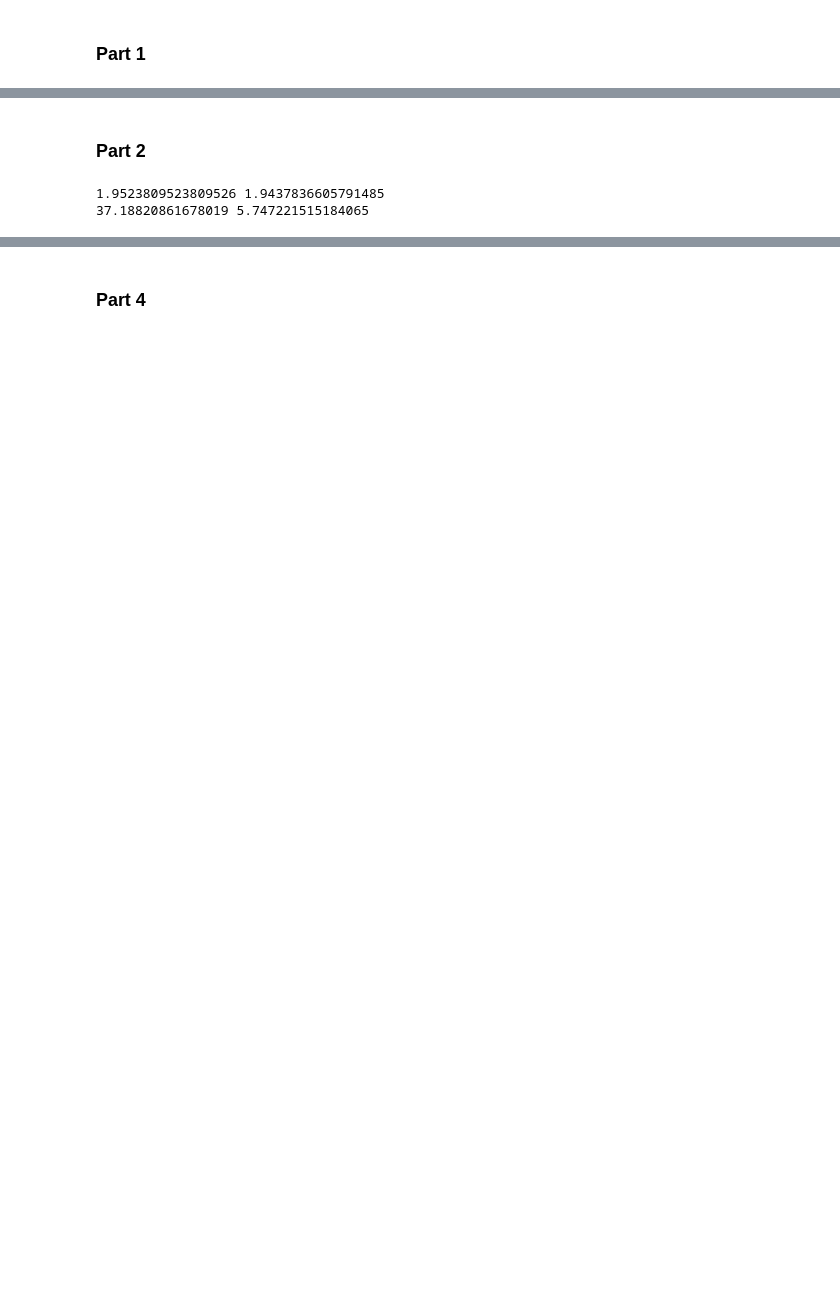
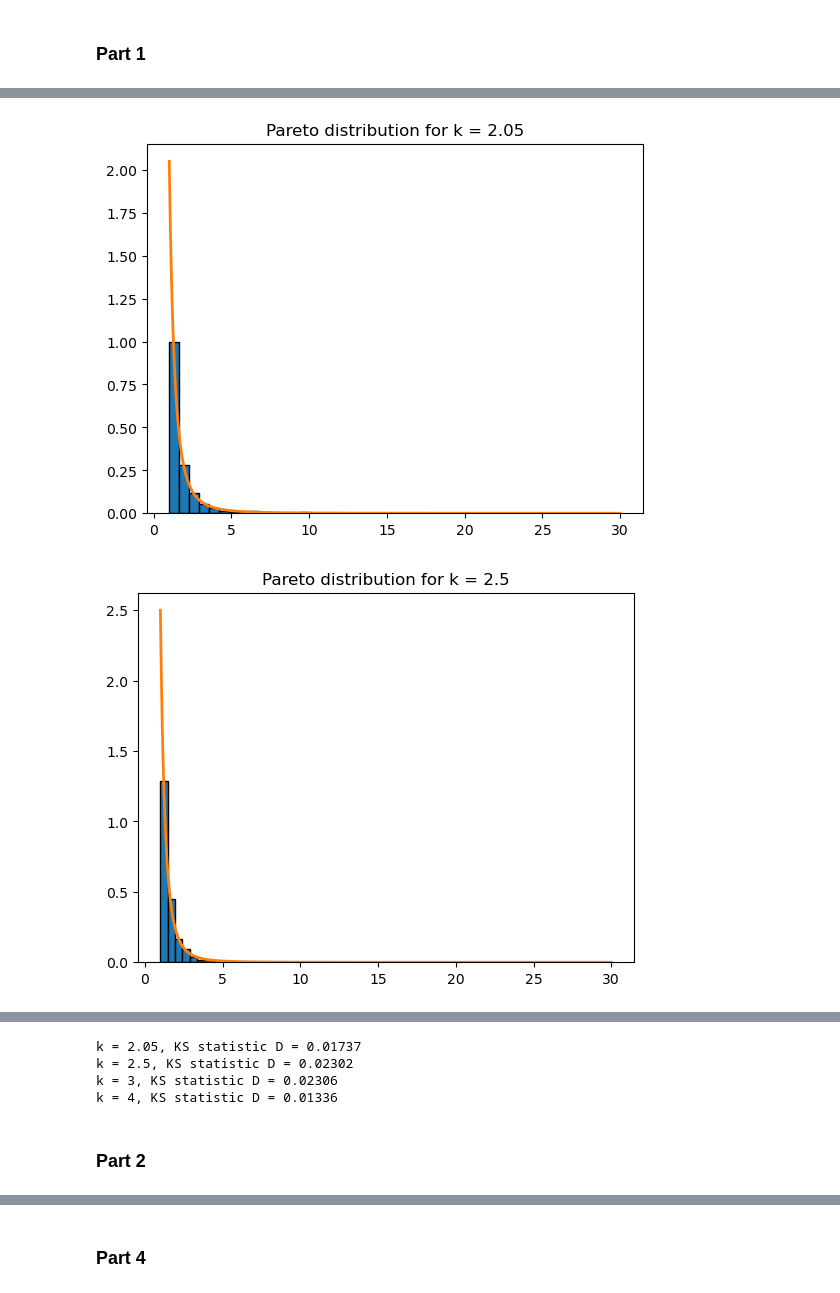
Before and after one commit to s224399/Stoc_sim_2k26, a Jupyter notebook: Exercises(week_1)/Hand_in/Excercise3.ipynb, the cells around one changed output, grey strips where cells are left out. Saved outputs shown, nothing was run; the diff lists cells and outputs as text; code cells hidden in the pictures; blank space fills up the shorter version.

```diff
--- a/Exercises(week_1)/Hand_in/Excercise3.ipynb
+++ b/Exercises(week_1)/Hand_in/Excercise3.ipynb
@@ -43,0 +84,33 @@ plt.show()
+# %%
+def pareto(k, beta):
+    U = np.random.uniform(0,1)
+    X = beta * U**(-1/k)
+    return X
+
+def pareto_analytical(t, k, beta):
+    return (k * beta**k) / (t**(k+1))
+
+beta = 1
+k = [2.05, 2.5, 3, 4]
+t = np.linspace(1, 30, 500)
+for ki in k:
+    obs_pareto = np.array([pareto(ki, beta) for _ in range(1000)])
+    plt.hist(obs_pareto, density=True, bins=30, edgecolor='black')
+    plt.plot(t, pareto_analytical(t, ki, beta), linewidth=2)
+    plt.title(f"Pareto distribution for k = {ki}")
+    plt.show()
+
+
+## Kolmogorov-Smirnov test
+
+def pareto_cdf(x, k, beta):
+    x = np.asarray(x)
+    return 1 - (beta / x)**k
+
+for ki in k:
+    obs_pareto = np.array([pareto(ki, beta) for _ in range(1000)])
+    D = smirnov(obs_pareto, lambda x: pareto_cdf(x, ki, beta))
+    print(f"k = {ki}, KS statistic D = {D:.5f}")
+# %% [output]
+[figure, added]
+[figure, added]
@@ -44,12 +119,6 @@ plt.show()
+k = 2.05, KS statistic D = 0.01737
+k = 2.5, KS statistic D = 0.02302
+k = 3, KS statistic D = 0.02306
+k = 4, KS statistic D = 0.01336
 # %% [markdown]
 ### Part 2
-# %%
-E_true = beta*k/(k-1)
-V_true = beta**2 * k/((k-1)**2 * (k-2))
-E_sample = np.mean(X_pareto)
-V_sample = np.var(X_pareto)
-print(E_true, E_sample)
-print(V_true, V_sample)
-# %% [output]
-1.9523809523809526 1.9437836605791485
-37.18820861678019 5.747221515184065
```
Also changed, not shown: parts of 18 cells of this notebook, 4 other files.
